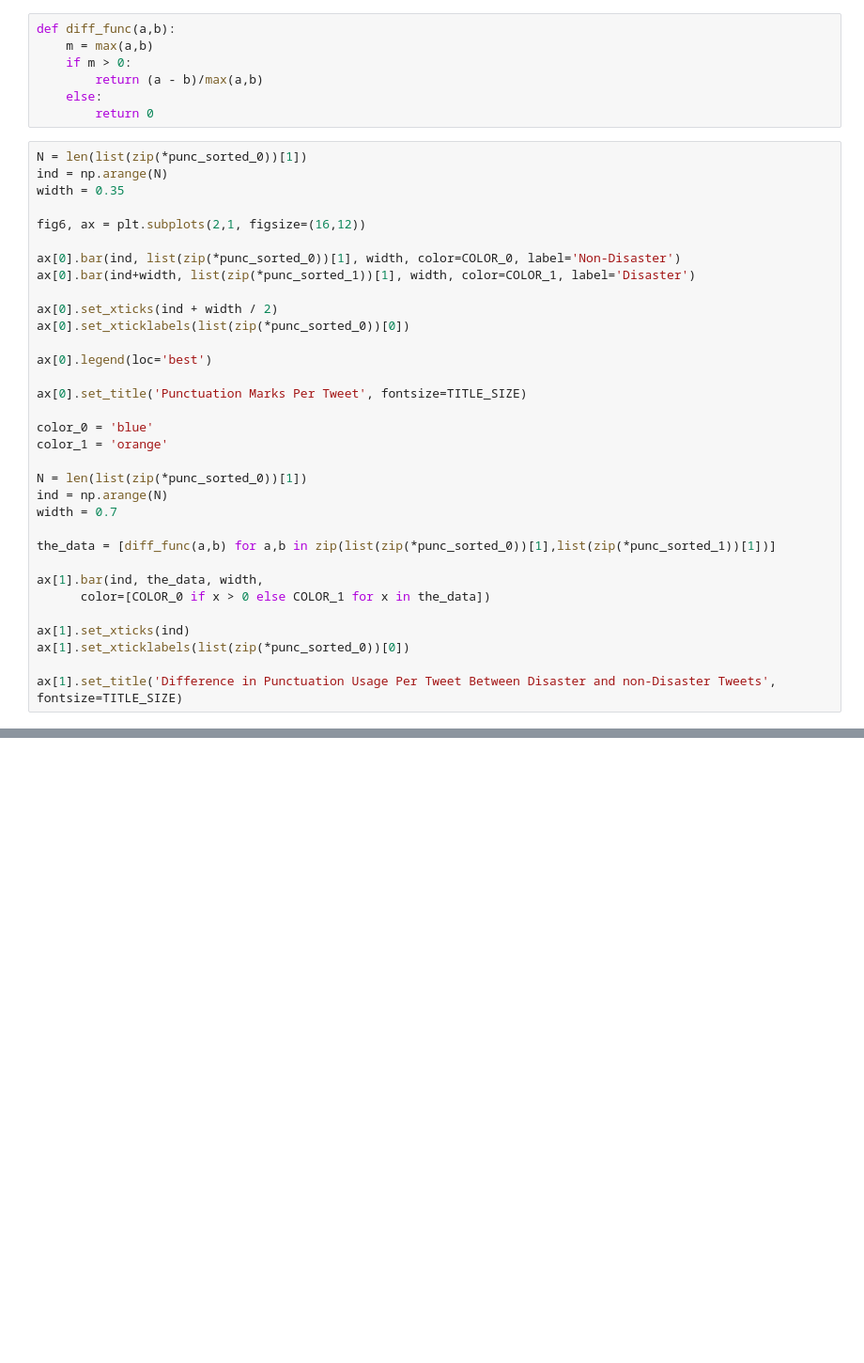
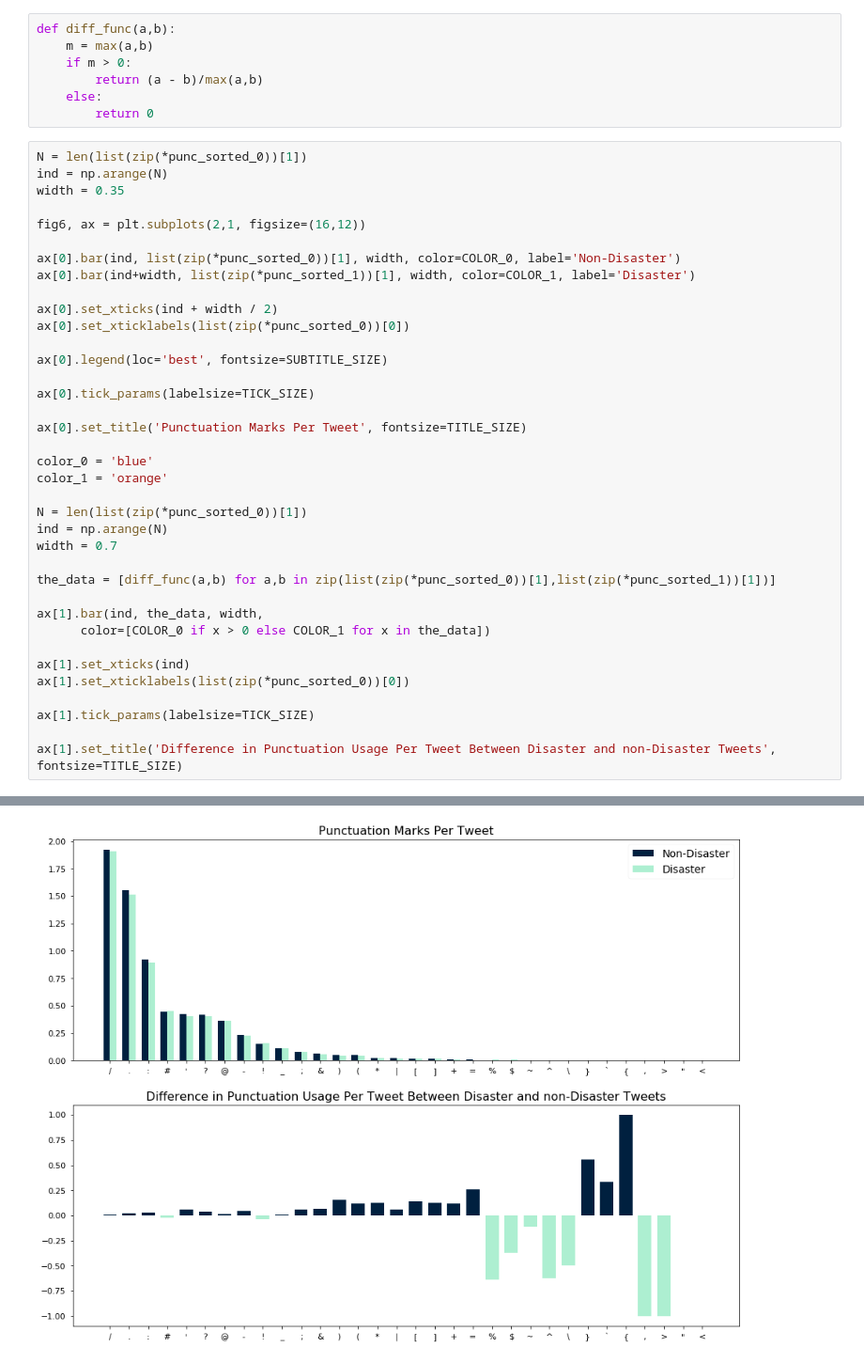
Before and after one commit to vegarab/aml-twitter-fakeornot, a Jupyter notebook: Notebooks/quantitative-stats.ipynb, the cells around one changed output, grey strips where cells are left out. Shown at 94% size. Drawn from its saved outputs; the diff is of its cells as text; blank space fills up the shorter version.

```diff
--- a/Notebooks/quantitative-stats.ipynb
+++ b/Notebooks/quantitative-stats.ipynb
@@ -236,7 +244,9 @@ ax[0].bar(ind+width, list(zip(*punc_sorted_1))[1], width, color=COLOR_1, label='
 ax[0].set_xticks(ind + width / 2)
 ax[0].set_xticklabels(list(zip(*punc_sorted_0))[0])
 
-ax[0].legend(loc='best')
+ax[0].legend(loc='best', fontsize=SUBTITLE_SIZE)
+
+ax[0].tick_params(labelsize=TICK_SIZE)
 
 ax[0].set_title('Punctuation Marks Per Tweet', fontsize=TITLE_SIZE)
 
@@ -255,4 +265,7 @@ ax[1].bar(ind, the_data, width,
 ax[1].set_xticks(ind)
 ax[1].set_xticklabels(list(zip(*punc_sorted_0))[0])
 
+ax[1].tick_params(labelsize=TICK_SIZE)
+
 ax[1].set_title('Difference in Punctuation Usage Per Tweet Between Disaster and non-Disaster Tweets', fontsize=TITLE_SIZE)
+# %% [output]
@@ -259,3 +273,4 @@ ax[1].set_title('Difference in Punctuation Usage Per Tweet Between Disaster and
+[figure, added]
 # %%
 N = len(list(zip(*pos_sorted_0))[1])
 ind = np.arange(N)
```
Also changed, not shown: parts of 15 cells of this notebook, 8 other files.
